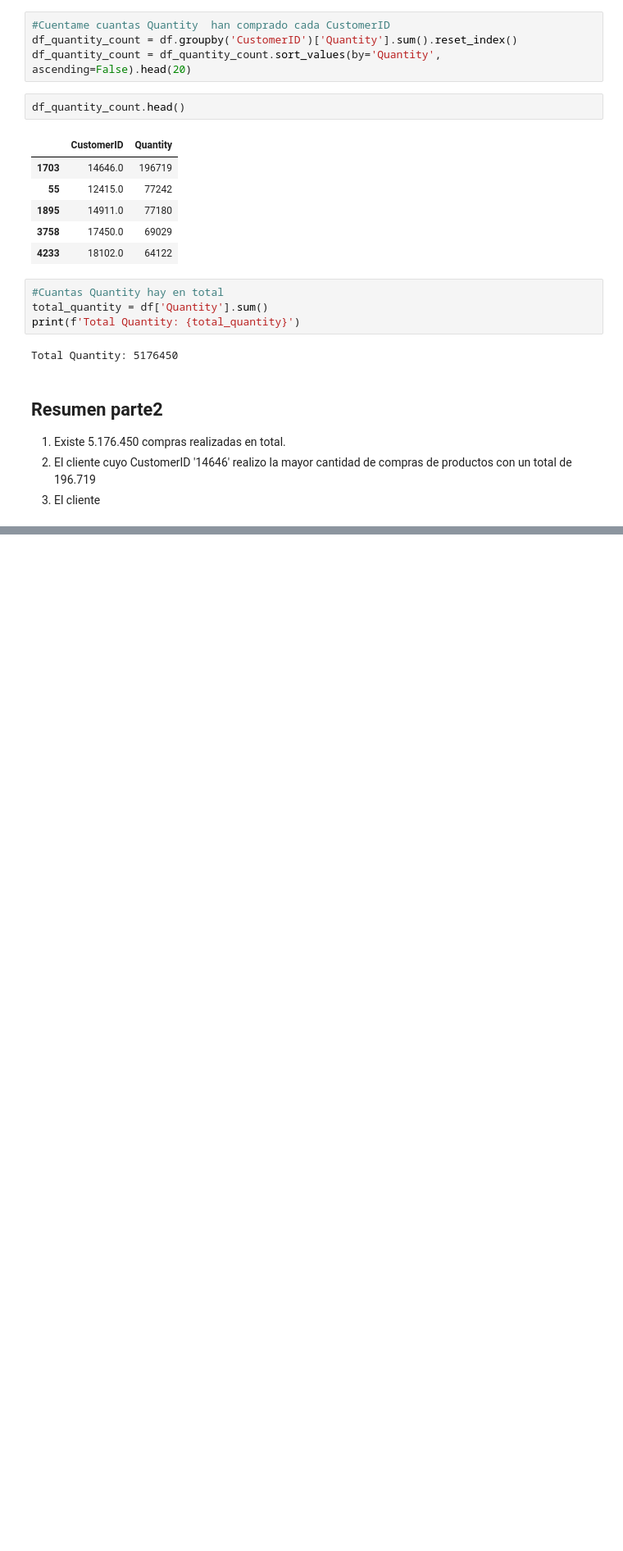
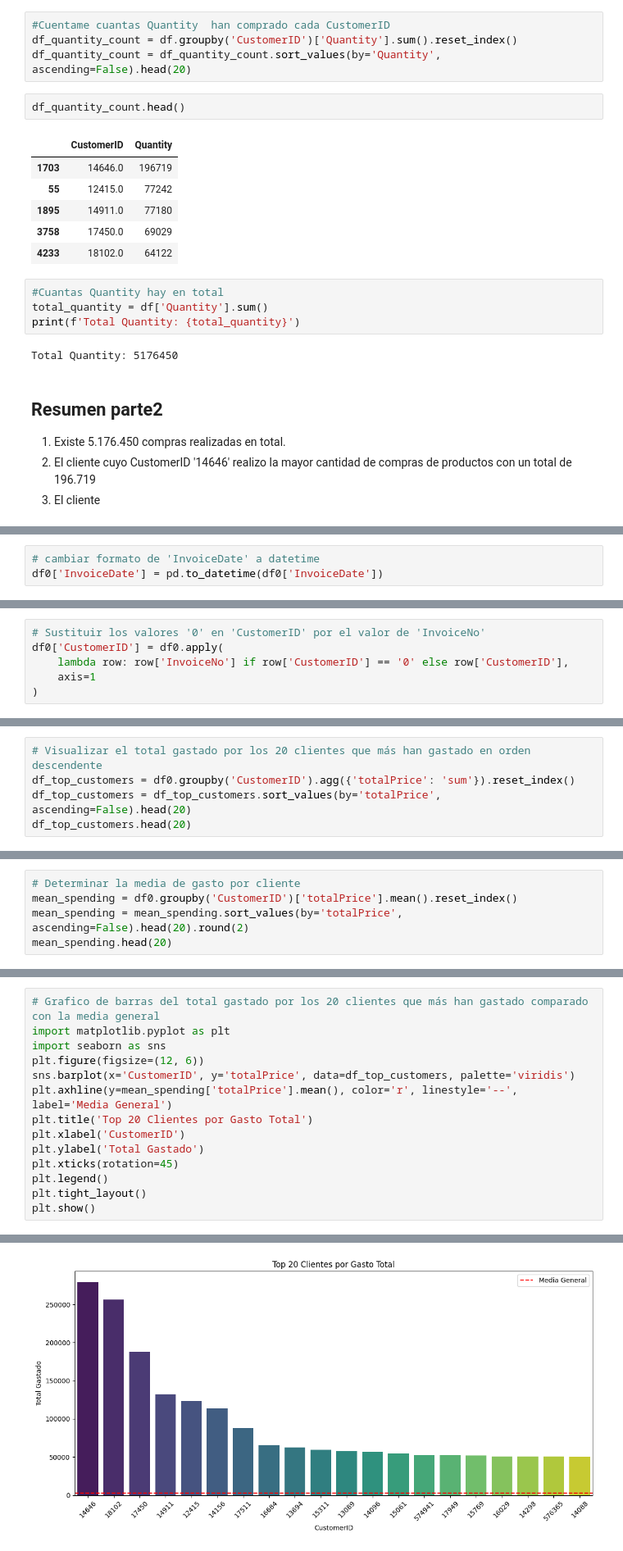
Before and after one commit to antonellafariasc/online_retail, a Jupyter notebook: Cliente/analisis_cliente.ipynb, the cells around one changed output, grey strips where cells are left out. Shown at 82% size. Cells and saved outputs as stored; diff of their text form; blank space fills up the shorter version.

Commit message:
Analisis_cliente

```diff
--- a/Cliente/analisis_cliente.ipynb
+++ b/Cliente/analisis_cliente.ipynb
@@ -128,0 +294,3 @@ Total Quantity: 5176450
+# %%
+# cambiar formato de 'InvoiceDate' a datetime
+df0['InvoiceDate'] = pd.to_datetime(df0['InvoiceDate'])
@@ -128,0 +318,6 @@ Total Quantity: 5176450
+# %%
+# Sustituir los valores '0' en 'CustomerID' por el valor de 'InvoiceNo'
+df0['CustomerID'] = df0.apply(
+    lambda row: row['InvoiceNo'] if row['CustomerID'] == '0' else row['CustomerID'],
+    axis=1
+)
@@ -128,0 +345,5 @@ Total Quantity: 5176450
+# %%
+# Visualizar el total gastado por los 20 clientes que más han gastado en orden descendente
+df_top_customers = df0.groupby('CustomerID').agg({'totalPrice': 'sum'}).reset_index()
+df_top_customers = df_top_customers.sort_values(by='totalPrice', ascending=False).head(20)
+df_top_customers.head(20)
@@ -128,0 +391,5 @@ Total Quantity: 5176450
+# %%
+# Determinar la media de gasto por cliente
+mean_spending = df0.groupby('CustomerID')['totalPrice'].mean().reset_index()
+mean_spending = mean_spending.sort_values(by='totalPrice', ascending=False).head(20).round(2)
+mean_spending.head(20)
@@ -128,0 +426,15 @@ Total Quantity: 5176450
+# %%
+# Grafico de barras del total gastado por los 20 clientes que más han gastado comparado con la media general
+import matplotlib.pyplot as plt
+import seaborn as sns
+plt.figure(figsize=(12, 6))
+sns.barplot(x='CustomerID', y='totalPrice', data=df_top_customers, palette='viridis')
+plt.axhline(y=mean_spending['totalPrice'].mean(), color='r', linestyle='--', label='Media General')
+plt.title('Top 20 Clientes por Gasto Total')
+plt.xlabel('CustomerID')
+plt.ylabel('Total Gastado')
+plt.xticks(rotation=45)
+plt.legend()
+plt.tight_layout()
+plt.show()
+# %% [output]
@@ -128,0 +444 @@ Total Quantity: 5176450
+[figure, added]
```
Also changed, not shown: parts of 35 cells of this notebook, 8 other files.
